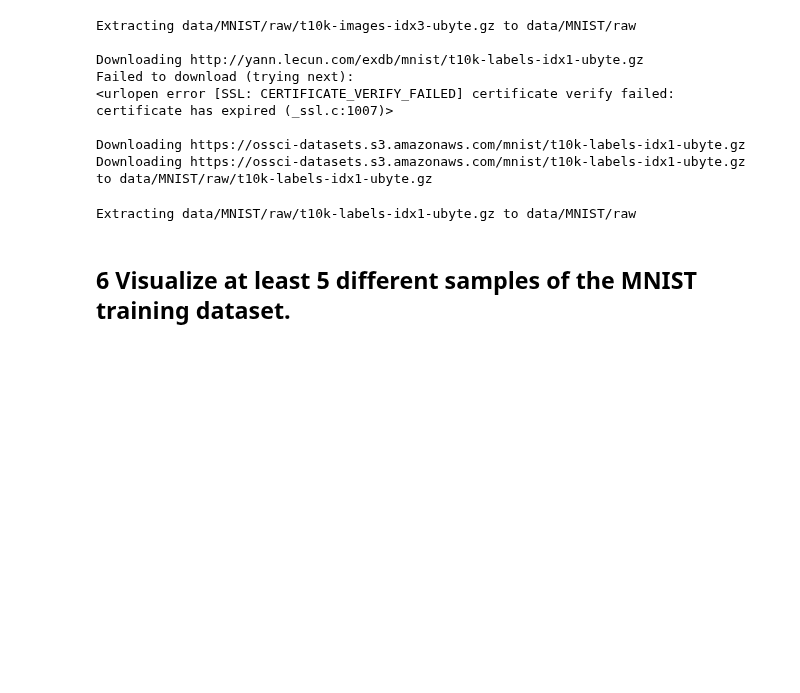
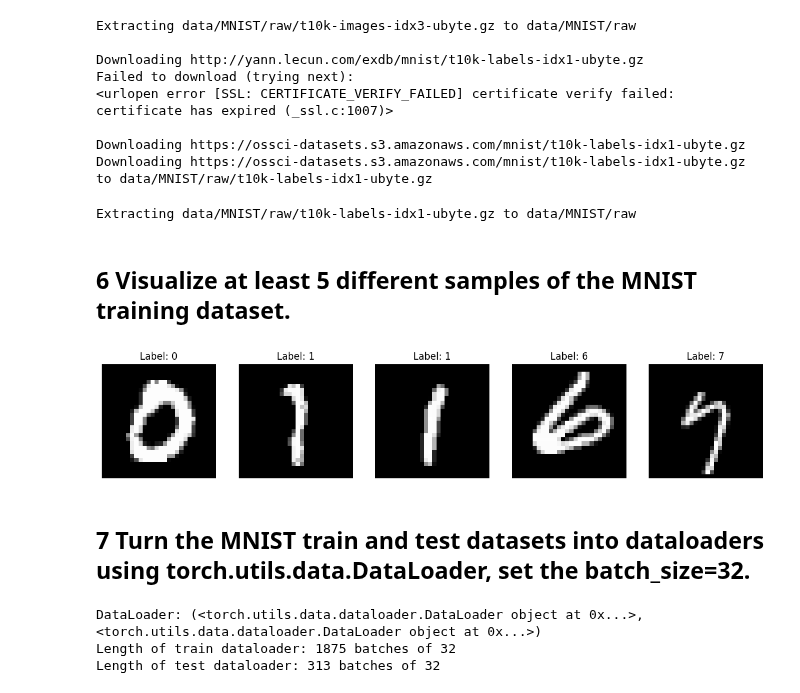
Before and after one commit to khangsheng1/Learning-PyTorch, a Jupyter notebook: LearnPyTorch_IO/03_PyTorch_Computer_Vision.ipynb, the cells around one changed output. Cells and saved outputs as stored; diff of their text form; code cells hidden in the pictures; blank space fills up the shorter version.

```diff
--- a/LearnPyTorch_IO/03_PyTorch_Computer_Vision.ipynb
+++ b/LearnPyTorch_IO/03_PyTorch_Computer_Vision.ipynb
@@ -1453,3 +1435,52 @@ Downloading https://ossci-datasets.s3.amazonaws.com/mnist/t10k-labels-idx1-ubyte
 Extracting data/MNIST/raw/t10k-labels-idx1-ubyte.gz to data/MNIST/raw
 # %% [markdown]
 ## 6 Visualize at least 5 different samples of the MNIST training dataset.
+# %%
+import matplotlib.pyplot as plt
+import random
+
+# Set the number of samples
+num_samples = 5
+
+# Generate 5 random indices
+random_indices = random.sample(range(len(train_data_MNIST)), num_samples)
+
+# Set up the plot for 5 images in a row
+plt.figure(figsize=(15, 3))
+for i, idx in enumerate(random_indices):
+    image, label = train_data_MNIST[idx]
+    plt.subplot(1, num_samples, i+1)
+    plt.imshow(image.squeeze(), cmap="gray") # Squeeze the image and display in grayscale
+    plt.title(f"Label: {label}")
+    plt.axis("off")
+
+plt.show()
+# %% [output]
+[figure, added]
+# %% [markdown]
+## 7 Turn the MNIST train and test datasets into dataloaders using torch.utils.data.DataLoader, set the batch_size=32.
+# %%
+from torch.utils.data import DataLoader
+
+# Setup the batch size hyperparameter
+BATCH_SIZE = 32
+
+# Turn datasets into iterables (batches)
+train_dataloader_MNIST = DataLoader(train_data_MNIST, # dataset to turn into iterable
+                              batch_size=BATCH_SIZE, # how many samples per batch?
+                              shuffle=True #shuffle data every epoch?
+                              )
+
+test_dataloader_MNIST = DataLoader(test_data_MNIST,
+                             batch_size=BATCH_SIZE,
+                             shuffle=False
+                             )
+
+# Let's check out what we've created
+print(f'DataLoader: {train_dataloader_MNIST, test_dataloader_MNIST}')
+print(f'Length of train dataloader: {len(train_dataloader_MNIST)} batches of {BATCH_SIZE}')
+print(f'Length of test dataloader: {len(test_dataloader_MNIST)} batches of {BATCH_SIZE}')
+# %% [output]
+DataLoader: (<torch.utils.data.dataloader.DataLoader object at 0x...>, <torch.utils.data.dataloader.DataLoader object at 0x...>)
+Length of train dataloader: 1875 batches of 32
+Length of test dataloader: 313 batches of 32
```
Also changed, not shown: parts of 3 cells of this notebook.
